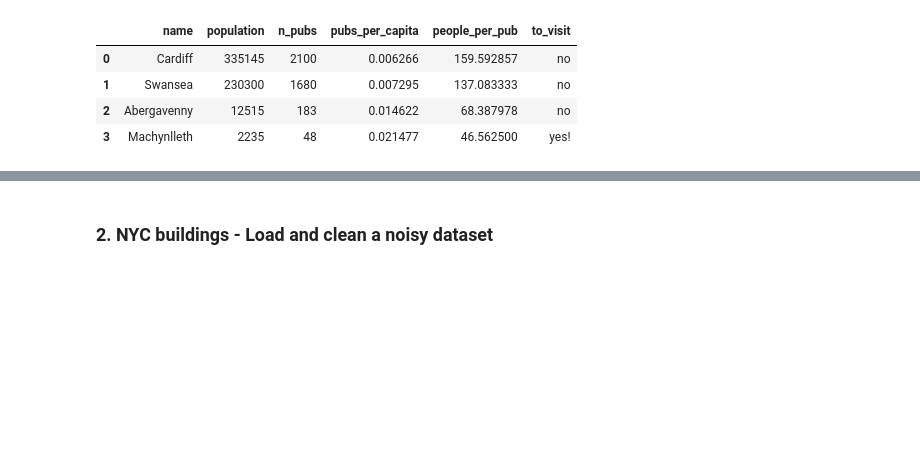
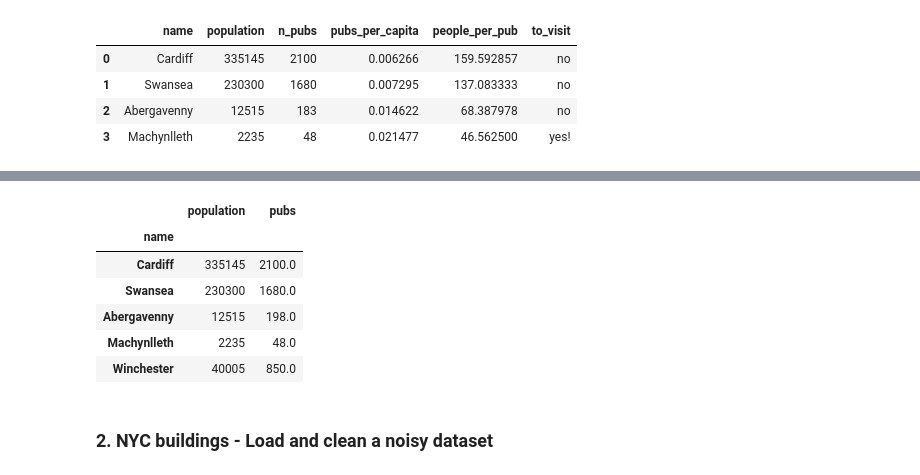
Before and after one commit to worldbank/Python-for-Data-Science, a Jupyter notebook: week 3/Week 3 - Pandas.ipynb, the cells around one changed output, grey strips where cells are left out. Cells and saved outputs as stored; diff of their text form; code cells hidden in the pictures; blank space fills up the shorter version.

```diff
--- a/week 3/Week 3 - Pandas.ipynb
+++ b/week 3/Week 3 - Pandas.ipynb
@@ -163,3 +313,15 @@ See the caveats in the documentation: http://pandas.pydata.org/pandas-docs/stabl
+# %%
+df_C['pubs'] = df_C['pubs'].fillna(850)
+# %%
+df_C
+# %% [output]
+|  | population | pubs |
+| name |  |  |
+| Cardiff | 335145 | 2100.0 |
+| Swansea | 230300 | 1680.0 |
+| Abergavenny | 12515 | 198.0 |
+| Machynlleth | 2235 | 48.0 |
+| Winchester | 40005 | 850.0 |
 # %% [markdown]
 ### 2. NYC buildings - Load and clean a noisy dataset
 # %% [markdown]
```
Also changed, not shown: parts of 25 cells of this notebook, 1 other file.
